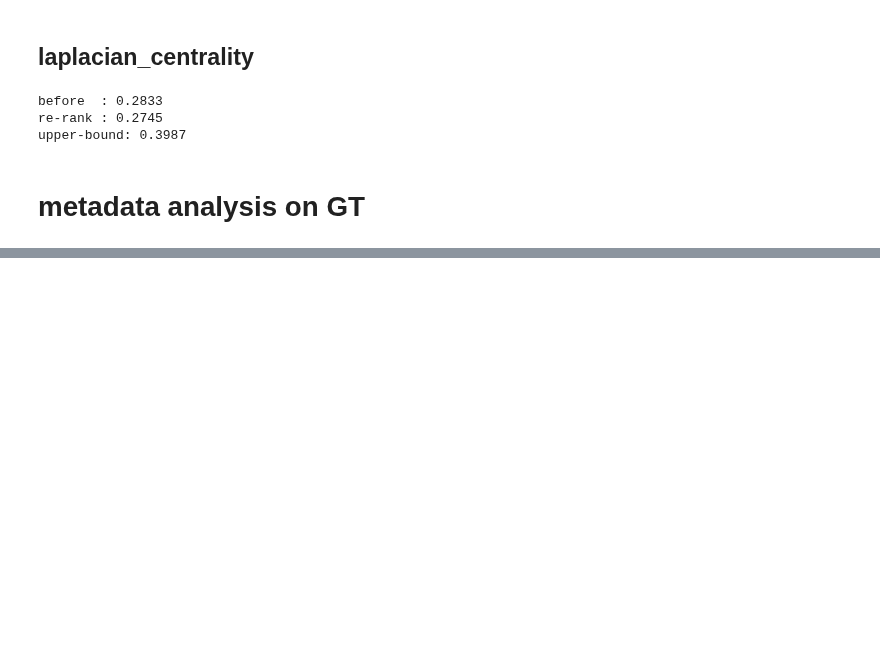
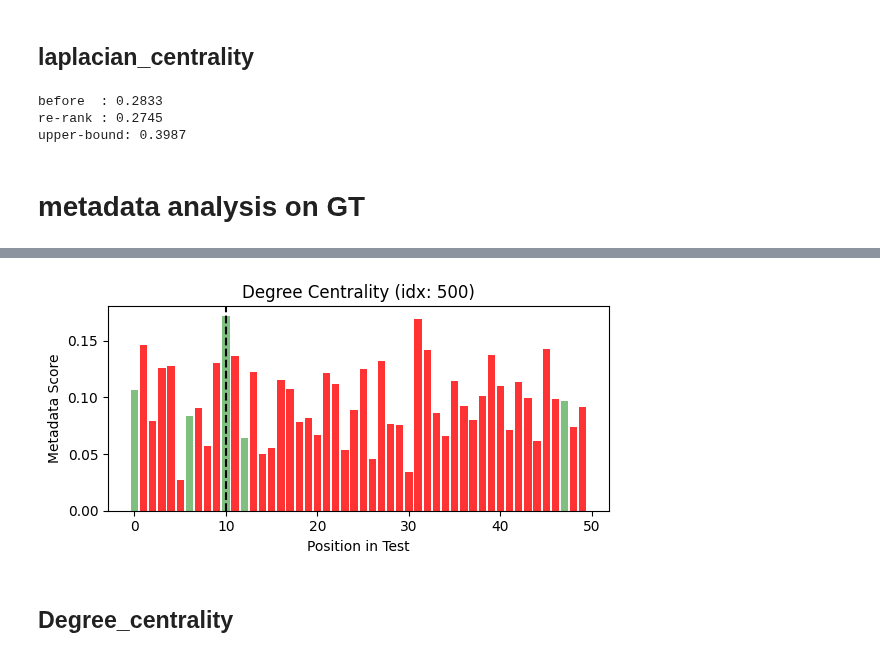
Before and after one commit to zyang37/beyond_vector_search, a Jupyter notebook: notebooks/re_rank.ipynb, the cells around one changed output, grey strips where cells are left out. Cells and saved outputs as stored; diff of their text form; code cells hidden in the pictures; blank space fills up the shorter version.

```diff
--- a/notebooks/re_rank.ipynb
+++ b/notebooks/re_rank.ipynb
@@ -366,0 +441,62 @@ dc
+# %%
+# centrality for GT outside of top k
+def construct_metagraph_from_ids(id_list, g_data):
+    mg = MetadataGraph()
+    metadata_sets = []
+    for id in id_list:
+        metadata_sets.append(g_data.data_dict[id])
+    mg.build_from_metadata_set_list(metadata_sets)
+    return mg
+
+def compute_avg_degree_centrality_for_ids(id_list, mg, g_data):
+    dc = nx.degree_centrality(mg.G)
+    # sorted_dc = dict(sorted(dc.items(), key=lambda x: x[1], reverse=True))
+    dp_meta_score = {}
+    for dp_id in id_list:
+        metadata = g_data.data_dict[dp_id]
+        # compute metadata score (avg degree centrality of metadata)
+        dp_meta_score[dp_id] = np.mean([dc[md] for md in metadata])
+    return dp_meta_score
+# %%
+sample_idx = 500
+
+# print(gt_res[sample_idx])
+# print(test_res[sample_idx])
+# print(gt_pos_in_test[sample_idx])
+
+# create metadata graph, get degree centrality
+mg = construct_metagraph_from_ids(test_res[sample_idx], g_data)
+dc = nx.degree_centrality(mg.G)
+
+# for dp in test_res[sample_idx] and in GT, compute metadata score
+dp_meta_score = {}
+for i, dp_id in enumerate(test_res[sample_idx]):
+    metadata = g_data.data_dict[dp_id]
+    dp_meta_score[dp_id] = np.mean([dc[md] for md in metadata])
+
+'''
+plot dp_meta_score bar plot
+
+x-axis: dp position in test_res
+y-axis: metadata score
+color: green for GT, red for not in GT
+'''
+
+fig, ax = plt.subplots(figsize=(6, 3))
+for i, dp_id in enumerate(test_res[sample_idx]):
+    if dp_id in gt_res[sample_idx]:
+        ax.bar(i, dp_meta_score[dp_id], color='green', alpha=0.5, label='GT')
+    else:
+        ax.bar(i, dp_meta_score[dp_id], color='red', alpha=0.8)
+ax.set_xlabel("Position in Test")
+ax.set_ylabel("Metadata Score")
+
+# add vertical line at k
+ax.axvline(x=k, color='black', linestyle='--')
+ax.set_title("Degree Centrality (idx: %d)" % sample_idx)
+plt.tight_layout()
+plt.show()
+# %% [output]
+[figure, added]
+# %% [markdown]
+## Degree_centrality
```
Also changed, not shown: parts of 15 cells of this notebook, 1 other file.
